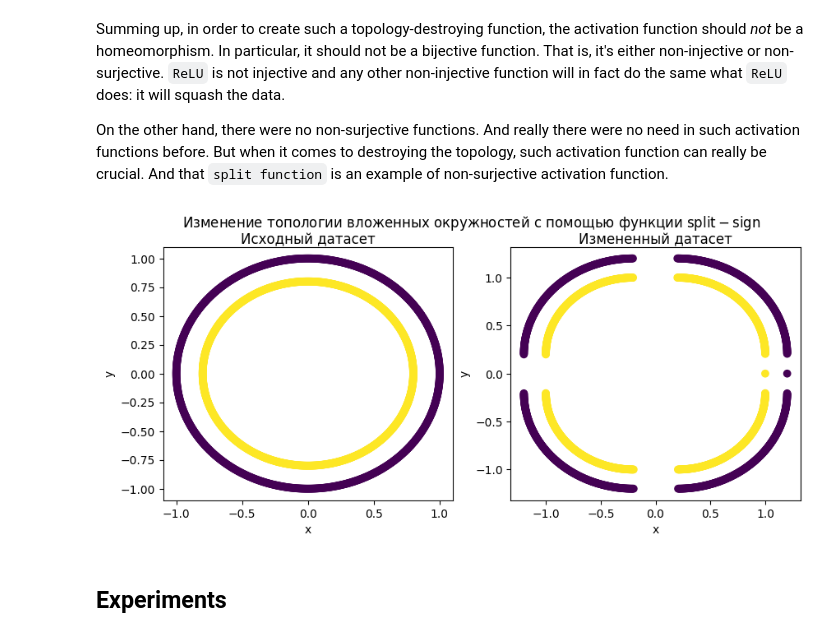
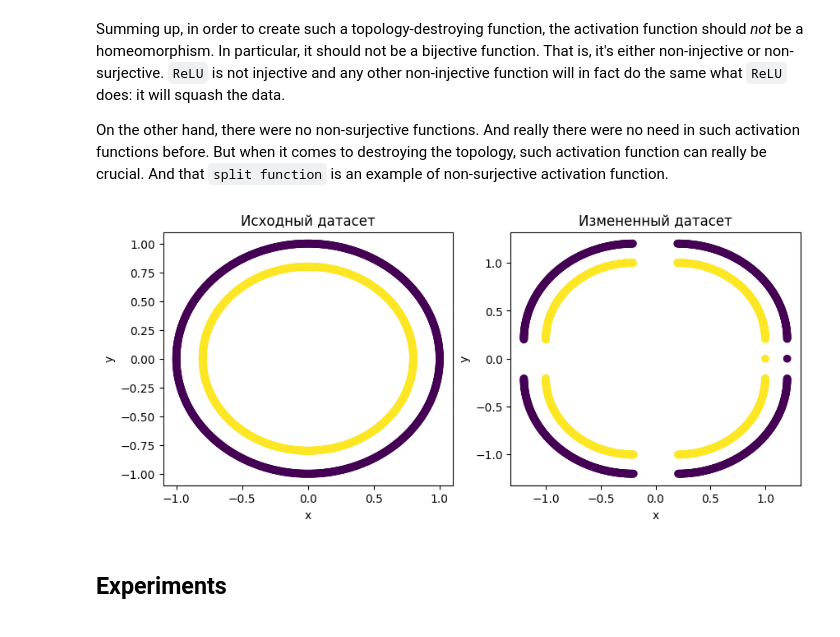
Before and after one commit to Snopoff/Masters-Thesis, a Jupyter notebook: notebooks/activations.ipynb, the cells around one changed output. Saved outputs shown, nothing was run; the diff lists cells and outputs as text; code cells hidden in the pictures.

```diff
--- a/notebooks/activations.ipynb
+++ b/notebooks/activations.ipynb
@@ -100,20 +100,20 @@ On the other hand, there were no non-surjective functions. And really there were
 # %%
 split_sign_func = np.vectorize(lambda x: x + 0.2 * np.sign(1 * (x)))
 circles = Circles(n_circles_per_class=1)
 splitted_circles_X = split_sign_func(circles.X)
 fig, ax = plt.subplots(nrows=1, ncols=2, figsize=(10,4))
-fig.suptitle('Изменение топологии вложенных окружностей с помощью функции $\mathrm{split-sign}$')
+#fig.suptitle('Изменение топологии вложенных окружностей с помощью функции $\mathrm{split-sign}$')
 ax[0].scatter(circles.X[:,0], circles.X[:,1], c=circles.y)
 ax[0].set_xlabel('x')
 ax[0].set_ylabel('y')
-ax[0].set_title('Исходный датасет', pad=-10)
+ax[0].set_title('Исходный датасет')
 ax[1].scatter(splitted_circles_X[:,0], splitted_circles_X[:,1], c=circles.y)
 ax[1].set_xlabel('x')
 ax[1].set_ylabel('y')
-ax[1].set_title('Измененный датасет', pad=-10)
+ax[1].set_title('Измененный датасет')
 fig.savefig('split_circles.png')
 # %% [output]
-[figure, old version]
+[figure, new version]
 # %% [markdown]
 ## Experiments
 # %% [markdown]
```
Also changed, not shown: parts of 5 cells of this notebook, 6 other files.
